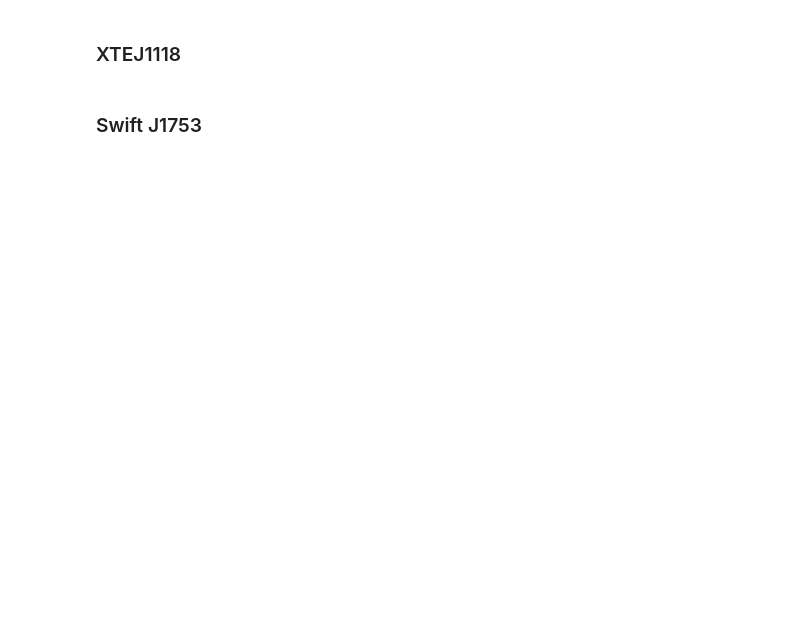
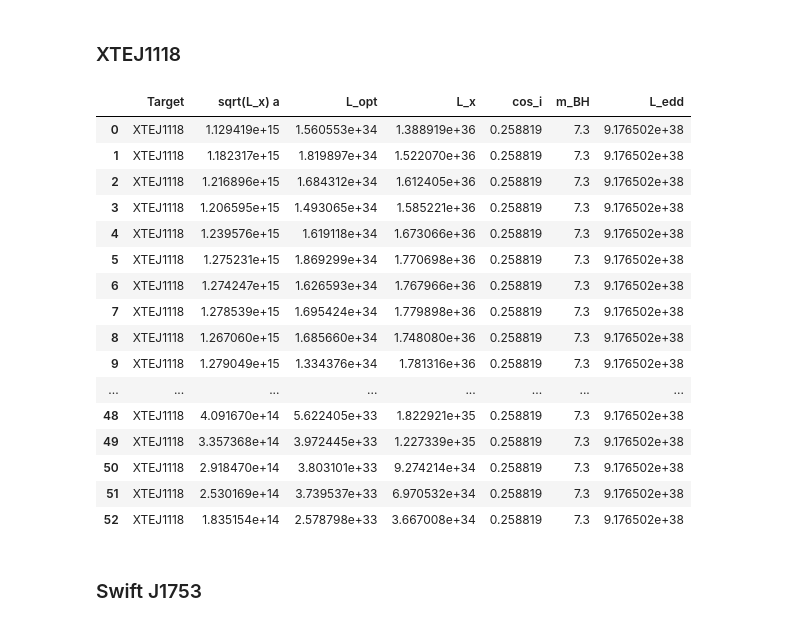
Before and after one commit to changhyun-cho/astrophysics, a Jupyter notebook: agn-xrb/correlations.ipynb, the cells around one changed output. Saved outputs shown, nothing was run; the diff lists cells and outputs as text; code cells hidden in the pictures; blank space fills up the shorter version.

```diff
--- a/agn-xrb/correlations.ipynb
+++ b/agn-xrb/correlations.ipynb
@@ -79,11 +176,10 @@ df = pd.merge(df, gx, how="outer")
 xtej = pd.read_csv(
     "/Users/avm4/work/GitHub/astrophysics/agn-xrb/data/XTEJ1118.dat", sep="\t"
 )
-xtej = xtej.dropna()
 xtej["Target"] = "XTEJ1118"
 
 # add lag (in hour)
-xtej["Lag"] = 3  # sec
+xtej["Lag"] = 3.45  # sec
 xtej["Lag"] /= 3600  # hour
 
 # change units and calculate
@@ -93,10 +189,39 @@ xtej["sqrt(L_x) a"] = np.sqrt(xtej["L_x"]) * xtej["Lag"]
 
 # extract
 xtej = xtej[["Target", "sqrt(L_x) a", "L_opt", "L_x"]]
+xtej = xtej.dropna()
+
+# add inclination
+xtej["cos_i"] = np.cos(np.radians(75))
+
+# add BH mass and Eddington luminosity
+xtej["m_BH"] = 7.3
+xtej["L_edd"] = L_edd(xtej["m_BH"])
+
 
 # merge
 df = pd.merge(df, xtej, how="outer")
-# df
+# xtej
+# %%
+xtej
+# %% [output]
+|  | Target | sqrt(L_x) a | L_opt | L_x | cos_i | m_BH | L_edd |
+| 0 | XTEJ1118 | 1.129419e+15 | 1.560553e+34 | 1.388919e+36 | 0.258819 | 7.3 | 9.176502e+38 |
+| 1 | XTEJ1118 | 1.182317e+15 | 1.819897e+34 | 1.522070e+36 | 0.258819 | 7.3 | 9.176502e+38 |
+| 2 | XTEJ1118 | 1.216896e+15 | 1.684312e+34 | 1.612405e+36 | 0.258819 | 7.3 | 9.176502e+38 |
+| 3 | XTEJ1118 | 1.206595e+15 | 1.493065e+34 | 1.585221e+36 | 0.258819 | 7.3 | 9.176502e+38 |
+| 4 | XTEJ1118 | 1.239576e+15 | 1.619118e+34 | 1.673066e+36 | 0.258819 | 7.3 | 9.176502e+38 |
+| 5 | XTEJ1118 | 1.275231e+15 | 1.869299e+34 | 1.770698e+36 | 0.258819 | 7.3 | 9.176502e+38 |
+| 6 | XTEJ1118 | 1.274247e+15 | 1.626593e+34 | 1.767966e+36 | 0.258819 | 7.3 | 9.176502e+38 |
+| 7 | XTEJ1118 | 1.278539e+15 | 1.695424e+34 | 1.779898e+36 | 0.258819 | 7.3 | 9.176502e+38 |
+| 8 | XTEJ1118 | 1.267060e+15 | 1.685660e+34 | 1.748080e+36 | 0.258819 | 7.3 | 9.176502e+38 |
+| 9 | XTEJ1118 | 1.279049e+15 | 1.334376e+34 | 1.781316e+36 | 0.258819 | 7.3 | 9.176502e+38 |
+| ... | ... | ... | ... | ... | ... | ... | ... |
+| 48 | XTEJ1118 | 4.091670e+14 | 5.622405e+33 | 1.822921e+35 | 0.258819 | 7.3 | 9.176502e+38 |
+| 49 | XTEJ1118 | 3.357368e+14 | 3.972445e+33 | 1.227339e+35 | 0.258819 | 7.3 | 9.176502e+38 |
+| 50 | XTEJ1118 | 2.918470e+14 | 3.803101e+33 | 9.274214e+34 | 0.258819 | 7.3 | 9.176502e+38 |
+| 51 | XTEJ1118 | 2.530169e+14 | 3.739537e+33 | 6.970532e+34 | 0.258819 | 7.3 | 9.176502e+38 |
+| 52 | XTEJ1118 | 1.835154e+14 | 2.578798e+33 | 3.667008e+34 | 0.258819 | 7.3 | 9.176502e+38 |
 # %% [markdown]
 ### Swift J1753
 # %%
```
Also changed, not shown: parts of 66 cells of this notebook.
